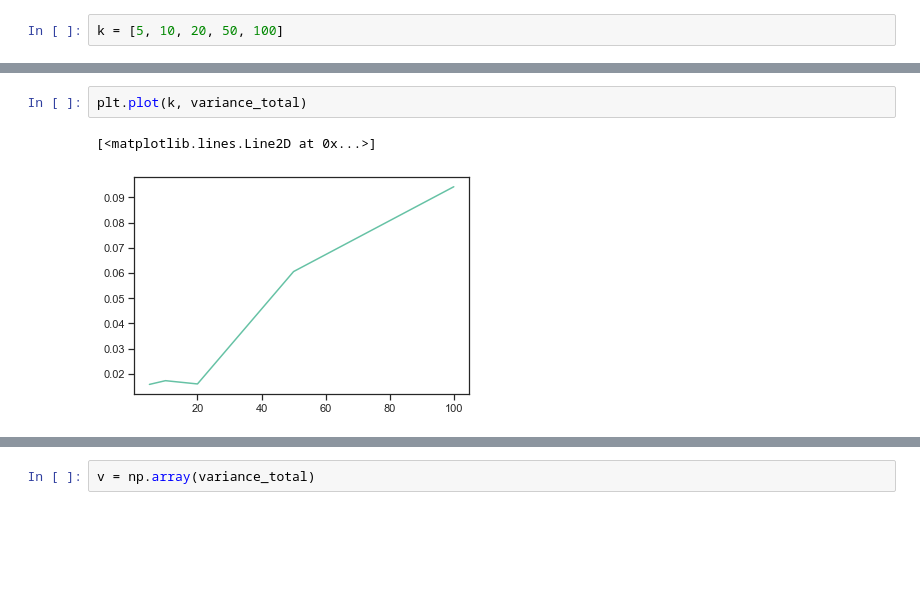
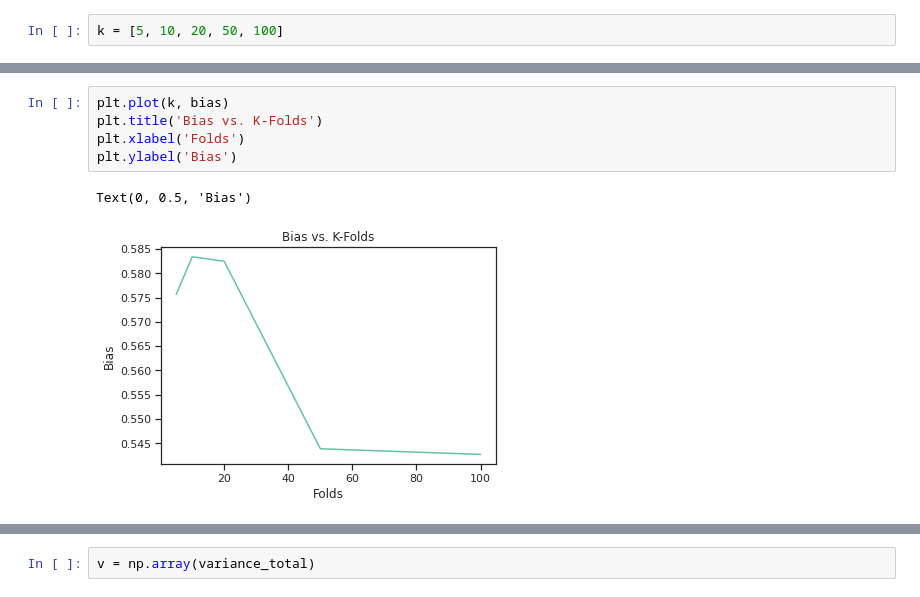
Before and after one commit to johnson0310/EE460J, a Jupyter notebook: Q3.ipynb, the cells around one changed output, grey strips where cells are left out. Drawn from its saved outputs; the diff is of its cells as text; blank space fills up the shorter version.

```diff
--- a/Q3.ipynb
+++ b/Q3.ipynb
@@ -124,5 +119,8 @@ plt.plot(k, bias)
-# %%
-plt.plot(k, variance_total)
-# %% [output]
-[<matplotlib.lines.Line2D at 0x...>]
-[figure, removed]
+# %%
+plt.plot(k, bias)
+plt.title('Bias vs. K-Folds')
+plt.xlabel('Folds')
+plt.ylabel('Bias')
+# %% [output]
+Text(0, 0.5, 'Bias')
+[figure, added]
```
Also changed, not shown: parts of 11 cells of this notebook.
